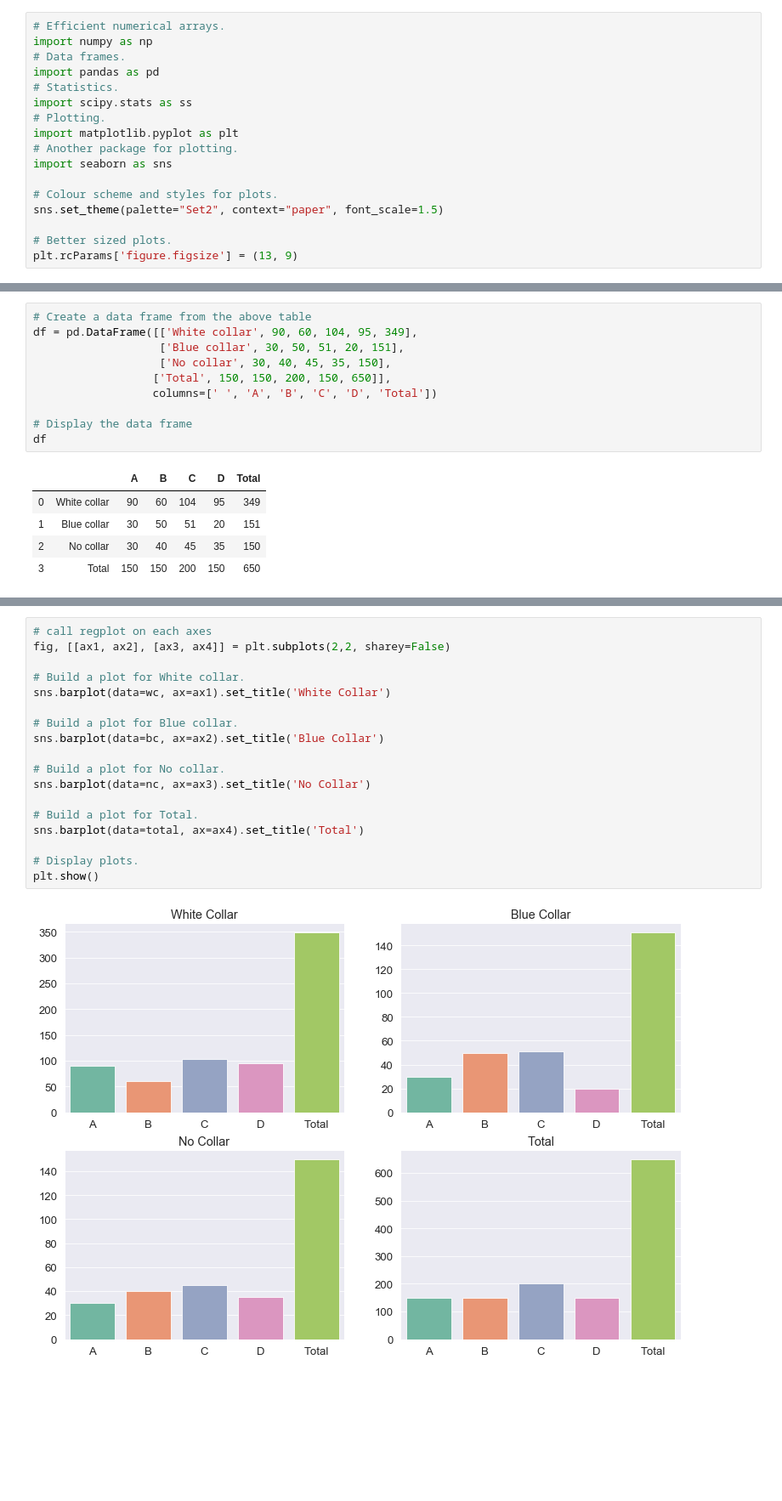
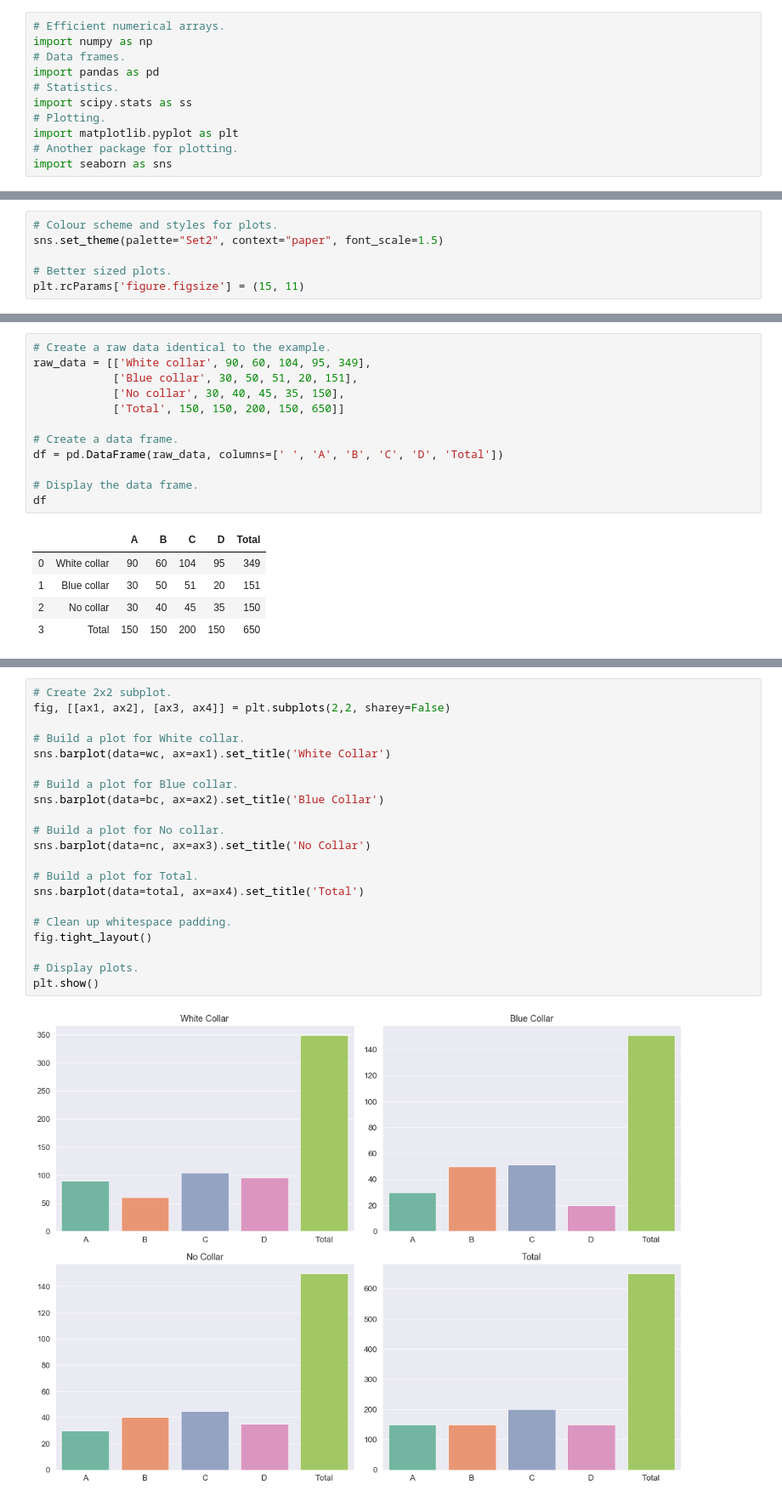
Before and after one commit to olgarozhdestvina/Machine-Learning-and-Statistics, a Jupyter notebook: Tasks.ipynb, the cells around one changed output, grey strips where cells are left out. Shown at 85% size. Saved outputs shown, nothing was run; the diff lists cells and outputs as text; blank space fills up the shorter version.

Commit message:
completed task 2: performed chi2 test, adjusted the plot, created a raw data content instead of putting it straight into pandas dataframe.

```diff
--- a/Tasks.ipynb
+++ b/Tasks.ipynb
@@ -105,9 +119,3 @@ import scipy.stats as ss
 import matplotlib.pyplot as plt
 # Another package for plotting.
 import seaborn as sns
-
-# Colour scheme and styles for plots.
-sns.set_theme(palette="Set2", context="paper", font_scale=1.5)
-
-# Better sized plots.
-plt.rcParams['figure.figsize'] = (13, 9)
@@ -115,0 +122,6 @@ Create data from the provided example
+# %%
+# Colour scheme and styles for plots.
+sns.set_theme(palette="Set2", context="paper", font_scale=1.5)
+
+# Better sized plots.
+plt.rcParams['figure.figsize'] = (15, 11)
@@ -116,12 +134,14 @@ Create data from the provided example
 # %%
-# Create a data frame from the above table
-df = pd.DataFrame([['White collar', 90, 60, 104, 95, 349],
-                   ['Blue collar', 30, 50, 51, 20, 151],
-                   ['No collar', 30, 40, 45, 35, 150],
-                  ['Total', 150, 150, 200, 150, 650]],
-                  columns=[' ', 'A', 'B', 'C', 'D', 'Total'])
+# Create a raw data identical to the example.
+raw_data = [['White collar', 90, 60, 104, 95, 349],
+            ['Blue collar', 30, 50, 51, 20, 151],
+            ['No collar', 30, 40, 45, 35, 150],
+            ['Total', 150, 150, 200, 150, 650]]
 
-# Display the data frame
+# Create a data frame.
+df = pd.DataFrame(raw_data, columns=[' ', 'A', 'B', 'C', 'D', 'Total'])
+
+# Display the data frame.
 df
 # %% [output]
 |  |  | A | B | C | D | Total |
@@ -146,20 +164,23 @@ wc
 # %%
-# call regplot on each axes
+# Create 2x2 subplot.
 fig, [[ax1, ax2], [ax3, ax4]] = plt.subplots(2,2, sharey=False)
 
 # Build a plot for White collar.
 sns.barplot(data=wc, ax=ax1).set_title('White Collar')
 
 # Build a plot for Blue collar.
 sns.barplot(data=bc, ax=ax2).set_title('Blue Collar')
 
 # Build a plot for No collar.
 sns.barplot(data=nc, ax=ax3).set_title('No Collar')
 
 # Build a plot for Total.
 sns.barplot(data=total, ax=ax4).set_title('Total')
 
+# Clean up whitespace padding.
+fig.tight_layout()
+
 # Display plots.
 plt.show()
 # %% [output]
-[figure, old version]
+[figure, new version]
```
Also changed, not shown: parts of 14 cells of this notebook.
